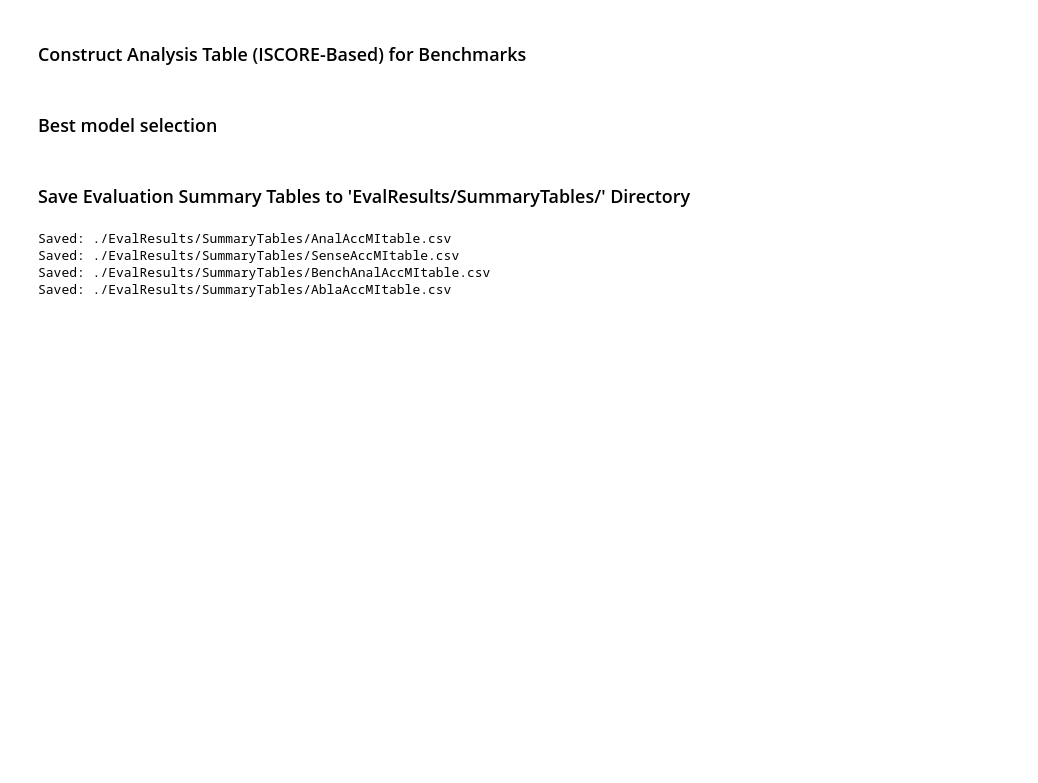
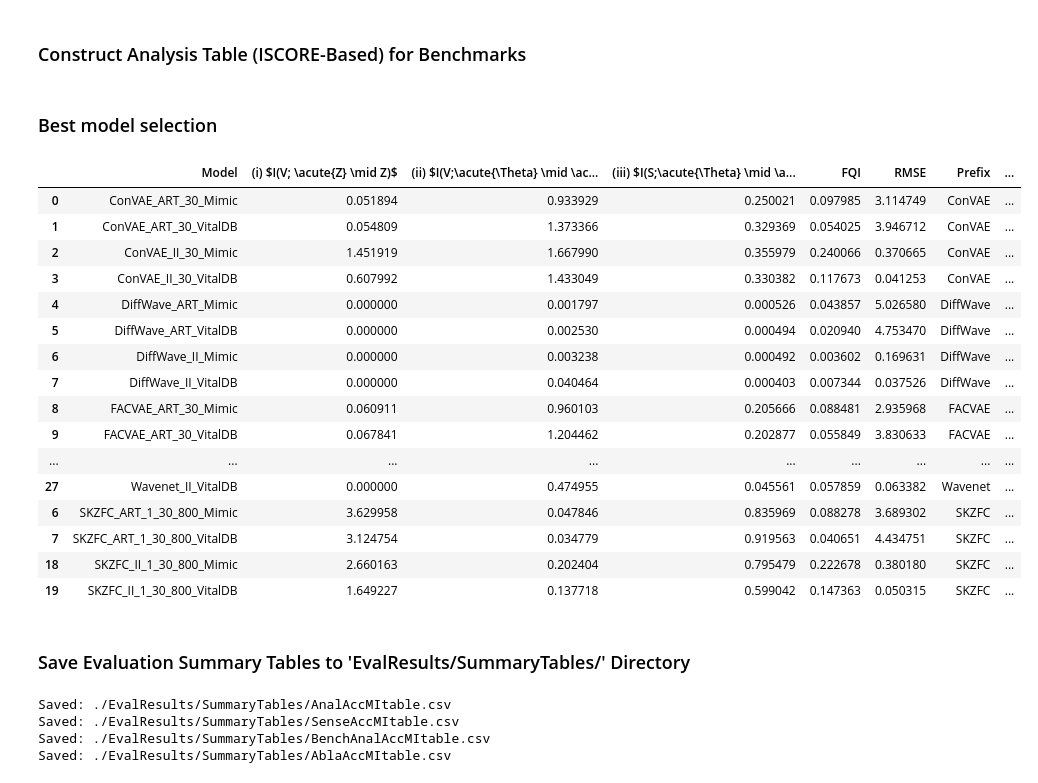
Before and after one commit to cherishleon/VABAM, a Jupyter notebook: Tables.ipynb, the cells around one changed output. Cells and saved outputs as stored; diff of their text form; code cells hidden in the pictures; blank space fills up the shorter version.

```diff
--- a/Tables.ipynb
+++ b/Tables.ipynb
@@ -361,6 +345,26 @@ BenchAnalAccMItable = pd.concat([BenchAnalAccMItable, SelModelComp]).copy()
 # 2. ART & Mimic: SKZFC_ART_1_30_800_Mimic, VDWave_ART_Mimic, TCVAE_ART_30_Mimic
 # 3. II & VitalDB: SKZFC_II_1_30_800_VitalDB, VDWave_II_VitalDB, TCVAE_II_30_VitalDB
 # 4. II & Mimic: SKZFC_II_1_30_800_Mimic, VDWave_II_Mimic, TCVAE_II_30_Mimic
+# %%
+BenchAnalAccMItable
+# %% [output]
+|  | Model | (i) $I(V; \acute{Z} \mid Z)$ | (ii) $I(V;\acute{\Theta} \mid \ac... | (iii) $I(S;\acute{\Theta} \mid \a... | FQI | RMSE | Prefix | ... |
+| 0 | ConVAE_ART_30_Mimic | 0.051894 | 0.933929 | 0.250021 | 0.097985 | 3.114749 | ConVAE | ... |
+| 1 | ConVAE_ART_30_VitalDB | 0.054809 | 1.373366 | 0.329369 | 0.054025 | 3.946712 | ConVAE | ... |
+| 2 | ConVAE_II_30_Mimic | 1.451919 | 1.667990 | 0.355979 | 0.240066 | 0.370665 | ConVAE | ... |
+| 3 | ConVAE_II_30_VitalDB | 0.607992 | 1.433049 | 0.330382 | 0.117673 | 0.041253 | ConVAE | ... |
+| 4 | DiffWave_ART_Mimic | 0.000000 | 0.001797 | 0.000526 | 0.043857 | 5.026580 | DiffWave | ... |
+| 5 | DiffWave_ART_VitalDB | 0.000000 | 0.002530 | 0.000494 | 0.020940 | 4.753470 | DiffWave | ... |
+| 6 | DiffWave_II_Mimic | 0.000000 | 0.003238 | 0.000492 | 0.003602 | 0.169631 | DiffWave | ... |
+| 7 | DiffWave_II_VitalDB | 0.000000 | 0.040464 | 0.000403 | 0.007344 | 0.037526 | DiffWave | ... |
+| 8 | FACVAE_ART_30_Mimic | 0.060911 | 0.960103 | 0.205666 | 0.088481 | 2.935968 | FACVAE | ... |
+| 9 | FACVAE_ART_30_VitalDB | 0.067841 | 1.204462 | 0.202877 | 0.055849 | 3.830633 | FACVAE | ... |
+| ... | ... | ... | ... | ... | ... | ... | ... | ... |
+| 27 | Wavenet_II_VitalDB | 0.000000 | 0.474955 | 0.045561 | 0.057859 | 0.063382 | Wavenet | ... |
+| 6 | SKZFC_ART_1_30_800_Mimic | 3.629958 | 0.047846 | 0.835969 | 0.088278 | 3.689302 | SKZFC | ... |
+| 7 | SKZFC_ART_1_30_800_VitalDB | 3.124754 | 0.034779 | 0.919563 | 0.040651 | 4.434751 | SKZFC | ... |
+| 18 | SKZFC_II_1_30_800_Mimic | 2.660163 | 0.202404 | 0.795479 | 0.222678 | 0.380180 | SKZFC | ... |
+| 19 | SKZFC_II_1_30_800_VitalDB | 1.649227 | 0.137718 | 0.599042 | 0.147363 | 0.050315 | SKZFC | ... |
 # %% [markdown]
 ### Save Evaluation Summary Tables to 'EvalResults/SummaryTables/' Directory
 # %%
```
Also changed, not shown: parts of 1 cell of this notebook, 1 other file.
